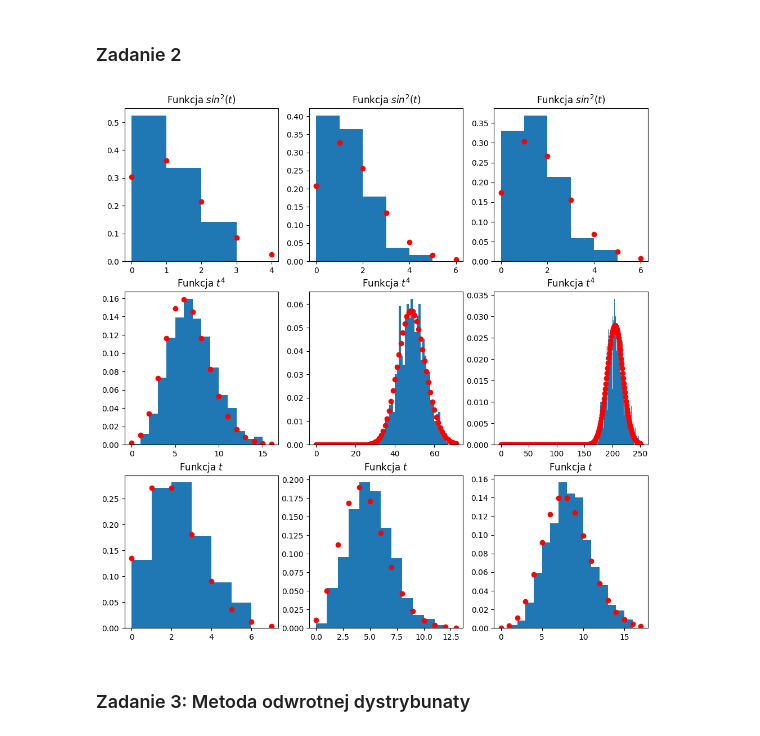
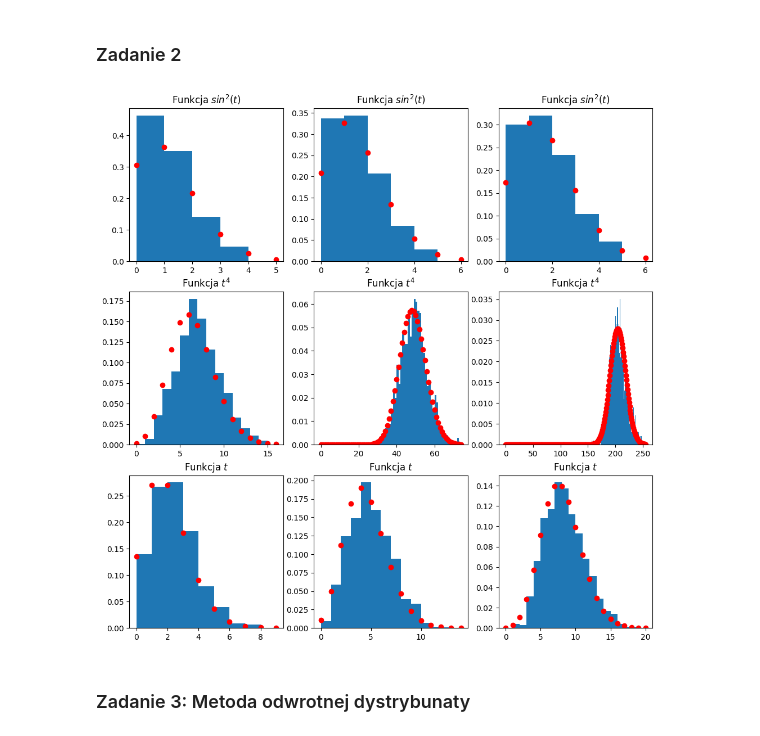
Before and after one commit to KacperPietryka/Symulacje-komputerowe, a Jupyter notebook: lista5.ipynb, the cells around one changed output. Saved outputs shown, nothing was run; the diff lists cells and outputs as text; code cells hidden in the pictures.

```diff
--- a/lista5.ipynb
+++ b/lista5.ipynb
@@ -52,31 +52,31 @@ def N_t(S, t):
 # %%
 t_values = [2, 3, 4]
 f_list = [l1, l2, l4]
 fig, axs = plt.subplots(3, 3, figsize=(12, 12))
 
 for i in range(3):
     S_list = []
 
     for p in range(1000):
-        S = S_1(f_list[i], 7)
+        S = S_1(f_list[i], 4)
         S_list.append(S)
 
     for j in range(3):
-        Nt_values = [N_t(np.array(s), t_values[j]) for s in S_list]
+        Nt_values = [N_t(np.array(s), t_values[j]) for s in S_list] # lista N_t dla ustalonego t
         k_values = np.arange(0, max(Nt_values)+1)
         pmf = y_poiss(f_list[i], t_values[j], k_values)
         bins = np.arange(np.min(Nt_values), np.max(Nt_values), 1)
         axs[i][j].hist(Nt_values, label='Histogram', density=True, bins=bins)
         axs[i][j].plot(k_values, pmf, 'ro', label='Rozkład Poissona Poiss($\int{\lam(s) ds}$)')
 
 for k in range(3):
     axs[0][k].set_title('Funkcja $sin^2(t)$')
     axs[1][k].set_title('Funkcja $t^4$')
     axs[2][k].set_title('Funkcja $t$')
 
 plt.show()
 # %% [output]
-[figure, old version]
+[figure, new version]
 # %% [markdown]
 ### Zadanie 3: Metoda odwrotnej dystrybunaty
 # %% [markdown]
```
Also changed, not shown: parts of 6 cells of this notebook.
